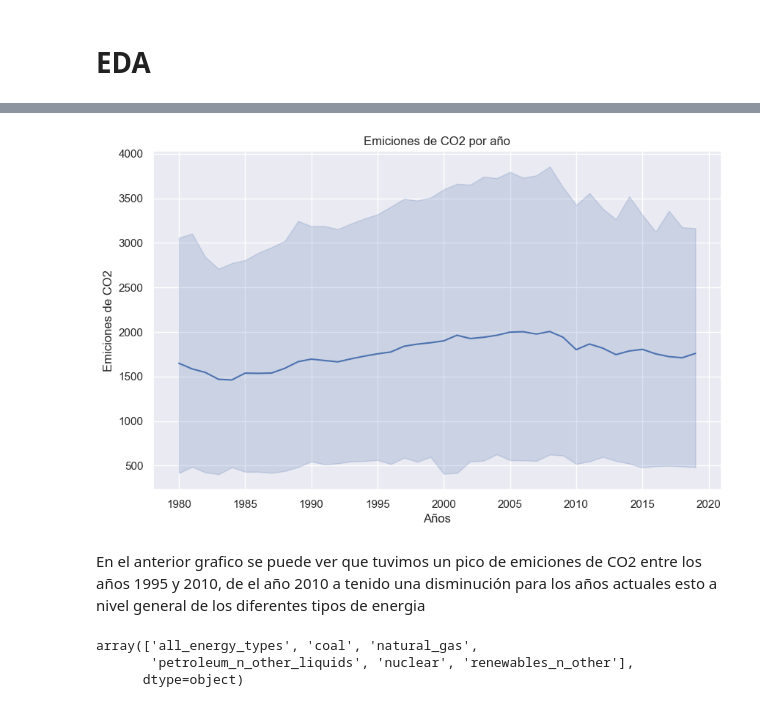
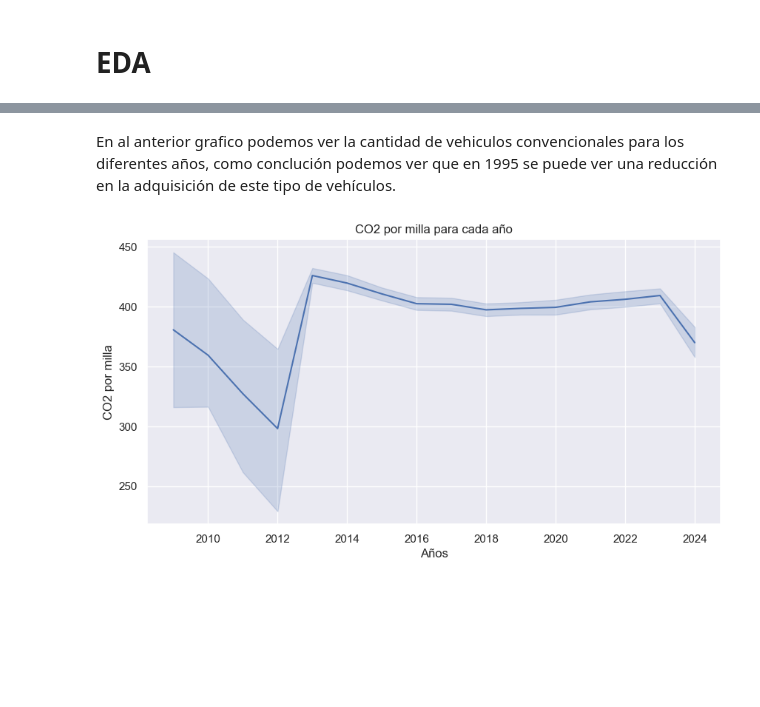
Before and after one commit to GLibardoAlarcon/Proyecto_Finalizado_Streamlit, a Jupyter notebook: EDA_REVISAR/EDA KPI 1.ipynb, the cells around one changed output, grey strips where cells are left out. Cells and saved outputs as stored; diff of their text form; code cells hidden in the pictures; blank space fills up the shorter version.

```diff
--- a/EDA_REVISAR/EDA KPI 1.ipynb
+++ b/EDA_REVISAR/EDA KPI 1.ipynb
@@ -11,3 +15,3 @@ sns.set_theme()
 # %%
 # Acceso a el cvs y se pasa a un dataframe
-df_energy = pd.read_csv('../Data/energy_clean.csv')
+df_convencional = pd.read_parquet('../Data/df_vfed.parquet')
@@ -24,19 +38,14 @@ df_energy.head()
+# %% [markdown]
+En al anterior grafico podemos ver la cantidad de vehiculos convencionales para los diferentes años, como conclución podemos ver que en 1995 se puede ver una reducción en la adquisición de este tipo de vehículos.
+# %%
+df_convencional_filtrado = df_convencional[df_convencional['CO2 (p/mile)'] > 0]
 # %%
-# Visualización de el consumo de las diferentes energias a nivel de Estados Unidos
-plt.figure(figsize=(10, 6))
-sns.lineplot(x='Year', y='CO2_emission', data=df_energy)
+# Grafico del CO2 por milla
+plt.figure(figsize=(10,5))
+sns.lineplot(x='Year', y='CO2 (p/mile)', data=df_convencional_filtrado)
 plt.xlabel('Años')
-plt.ylabel('Emiciones de CO2')
-plt.title('Emiciones de CO2 por año')
+plt.ylabel('CO2 por milla')
+plt.title('CO2 por milla para cada año')
 plt.show()
 # %% [output]
-[figure, old version]
+[figure, new version]
-# %% [markdown]
-En el anterior grafico se puede ver que tuvimos un pico de emiciones de CO2 entre los años 1995 y 2010, de el año 2010 a tenido una disminución para los años actuales esto a nivel general de los diferentes tipos de energia
-# %%
-# Tipos de energia
-df_energy['Energy_type'].unique()
-# %% [output]
-array(['all_energy_types', 'coal', 'natural_gas',
-       'petroleum_n_other_liquids', 'nuclear', 'renewables_n_other'],
-      dtype=object)
```
Also changed, not shown: parts of 21 cells of this notebook, 2 other files.
